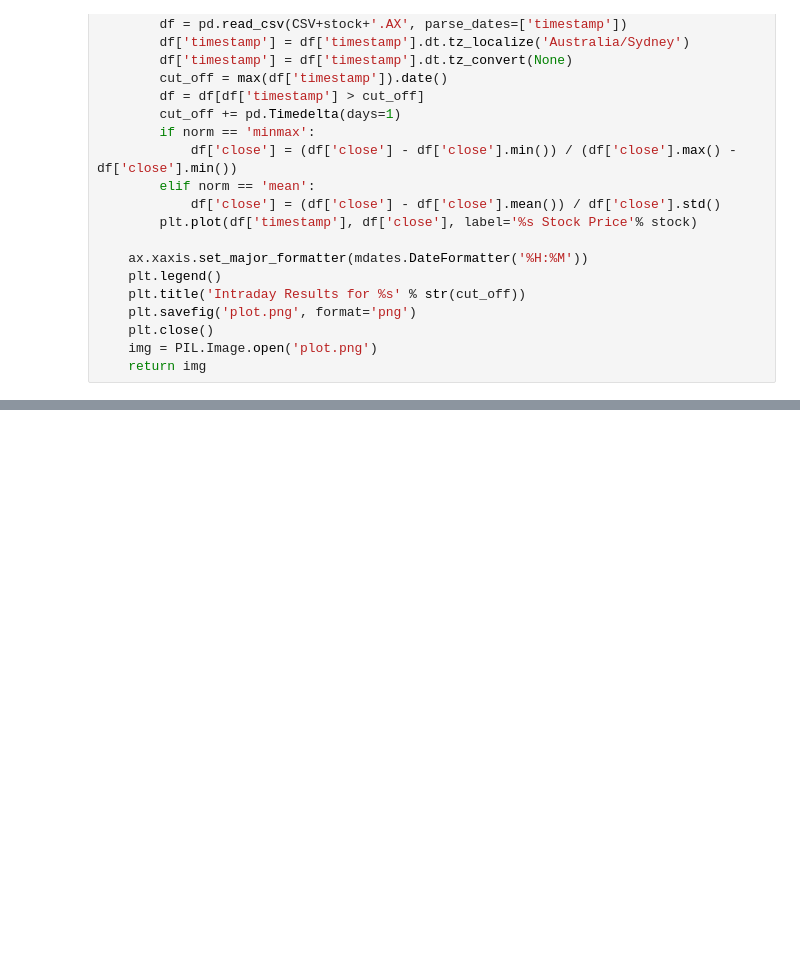
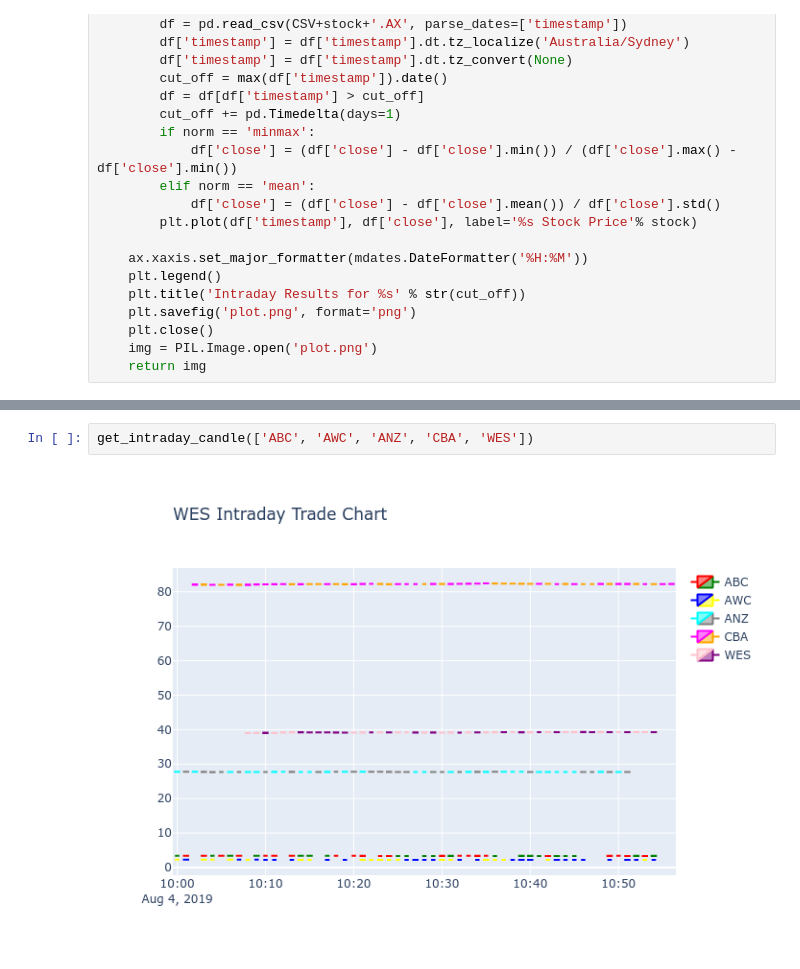
Before and after one commit to natashajenny/StockIt, a Jupyter notebook: scripts/grapher.ipynb, the cells around one changed output, grey strips where cells are left out. Drawn from its saved outputs; the diff is of its cells as text; blank space fills up the shorter version.

Commit message:
Intraday Candle

```diff
--- a/scripts/grapher.ipynb
+++ b/scripts/grapher.ipynb
@@ -358,0 +401,4 @@ get_intraday_graph(['ABC', 'AWC'])
+# %%
+get_intraday_candle(['ABC', 'AWC', 'ANZ', 'CBA', 'WES'])
+# %% [output]
+[figure, added]
```
Also changed, not shown: parts of 2 cells of this notebook, 1 other file.
